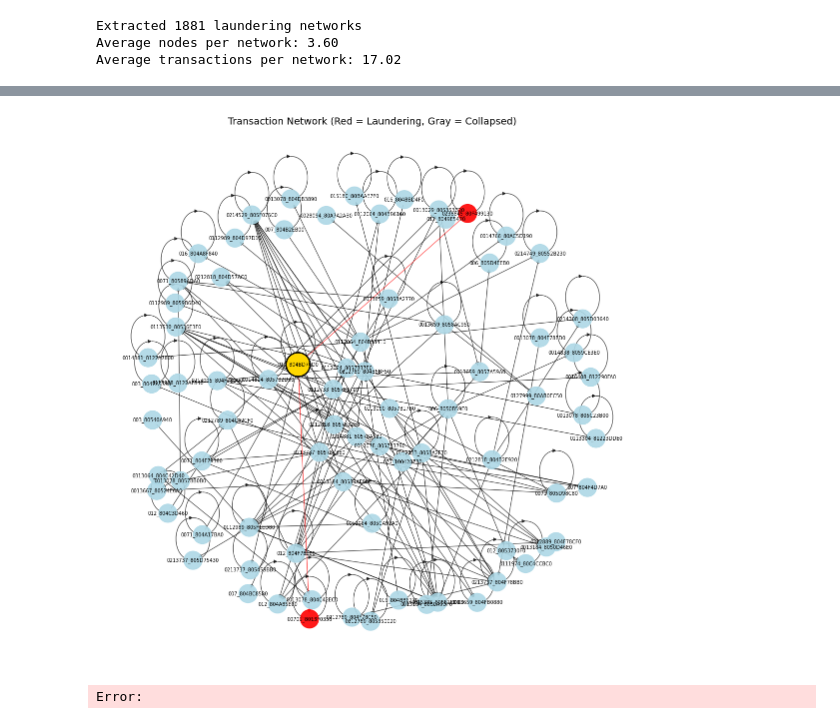
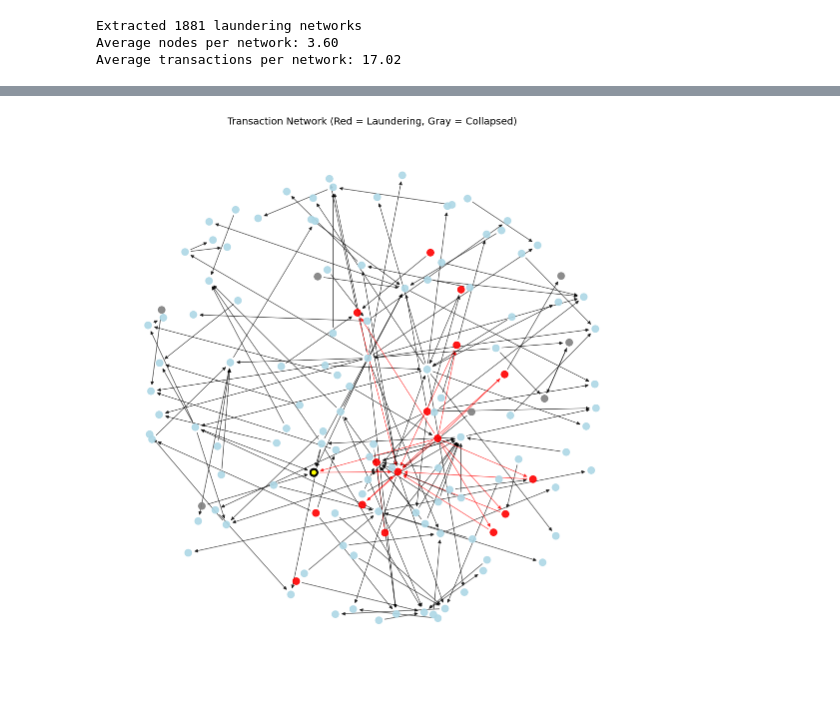
Before and after one commit to LucScheepens/grad, a Jupyter notebook: dataprep/preprocessing.ipynb, the cells around one changed output, grey strips where cells are left out. Cells and saved outputs as stored; diff of their text form; code cells hidden in the pictures.

```diff
--- a/dataprep/preprocessing.ipynb
+++ b/dataprep/preprocessing.ipynb
@@ -531,4 +528,4 @@ def extract_laundering_networks(
 
     return networks
 # %%
-# with_laund_nets = extract_laundering_networks(df_full, max_depth=4, max_networks=10, collapse_threshold=10)
+with_laund_nets = extract_laundering_networks(df_full, max_depth=3, max_networks=1, collapse_threshold=15)
@@ -534,0 +550,3 @@ def extract_laundering_networks(
+# %%
+with open("with_laund_networks.pkl", 'rb') as f:
+    with_laund_nets = pickle.load(f)
@@ -599,9 +629,4 @@ with open("with_laund_networks.pkl", 'rb') as f:
 # %%
-plot_laundering_graph(with_laund_nets[1], save_path="tests/laundering_graph.png")
+plot_graph_from_dict(with_laund_nets[0], save_path="tests/laundering_graph.png")
 # %% [output]
-[figure, old version]
+[figure, new version]
-# %%
-pattern_df = pd.DataFrame(pattern_dict['STACK'])
-pattern_df.columns = columns
-# %% [output]
-Error:
```
Also changed, not shown: parts of 30 cells of this notebook, 17 other files.
